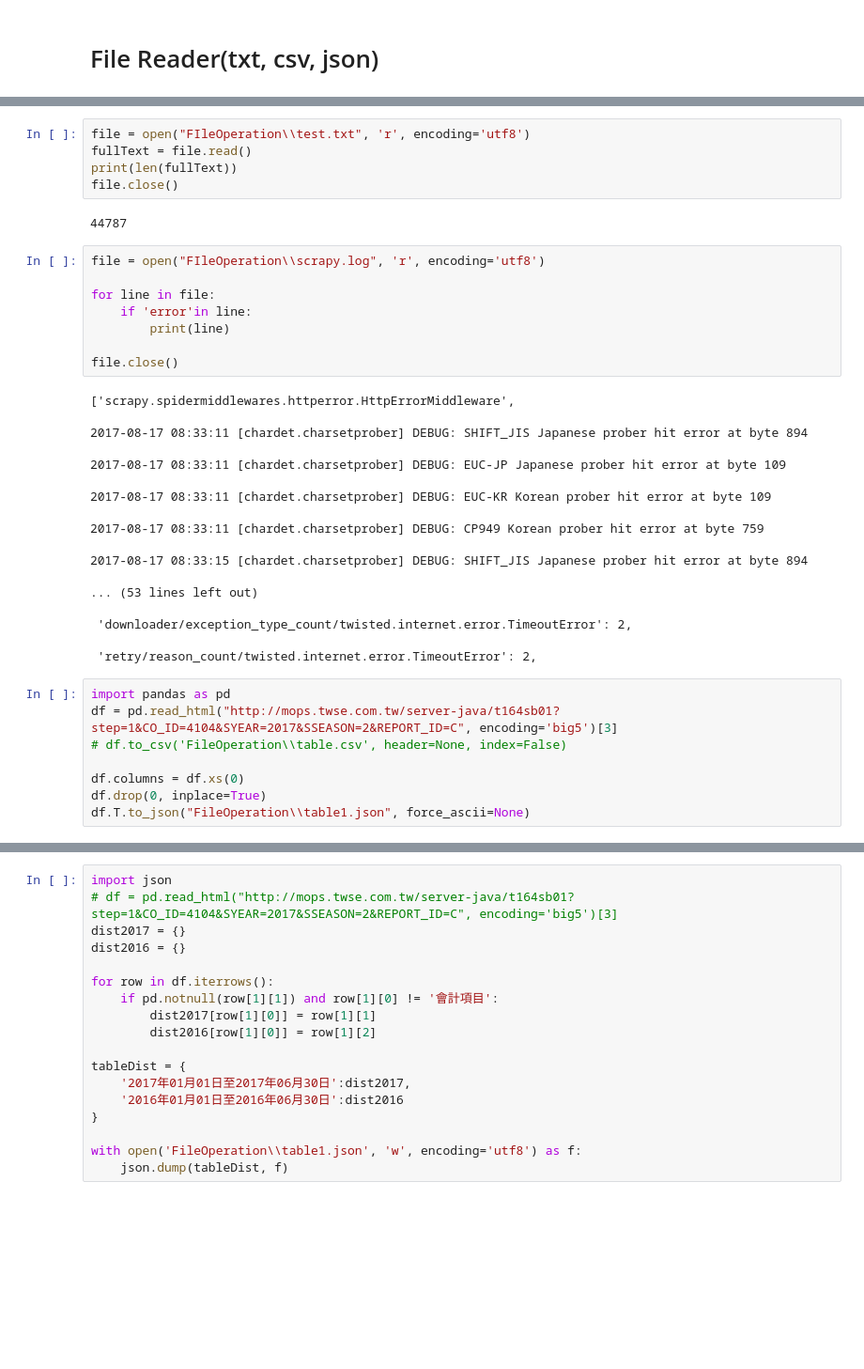
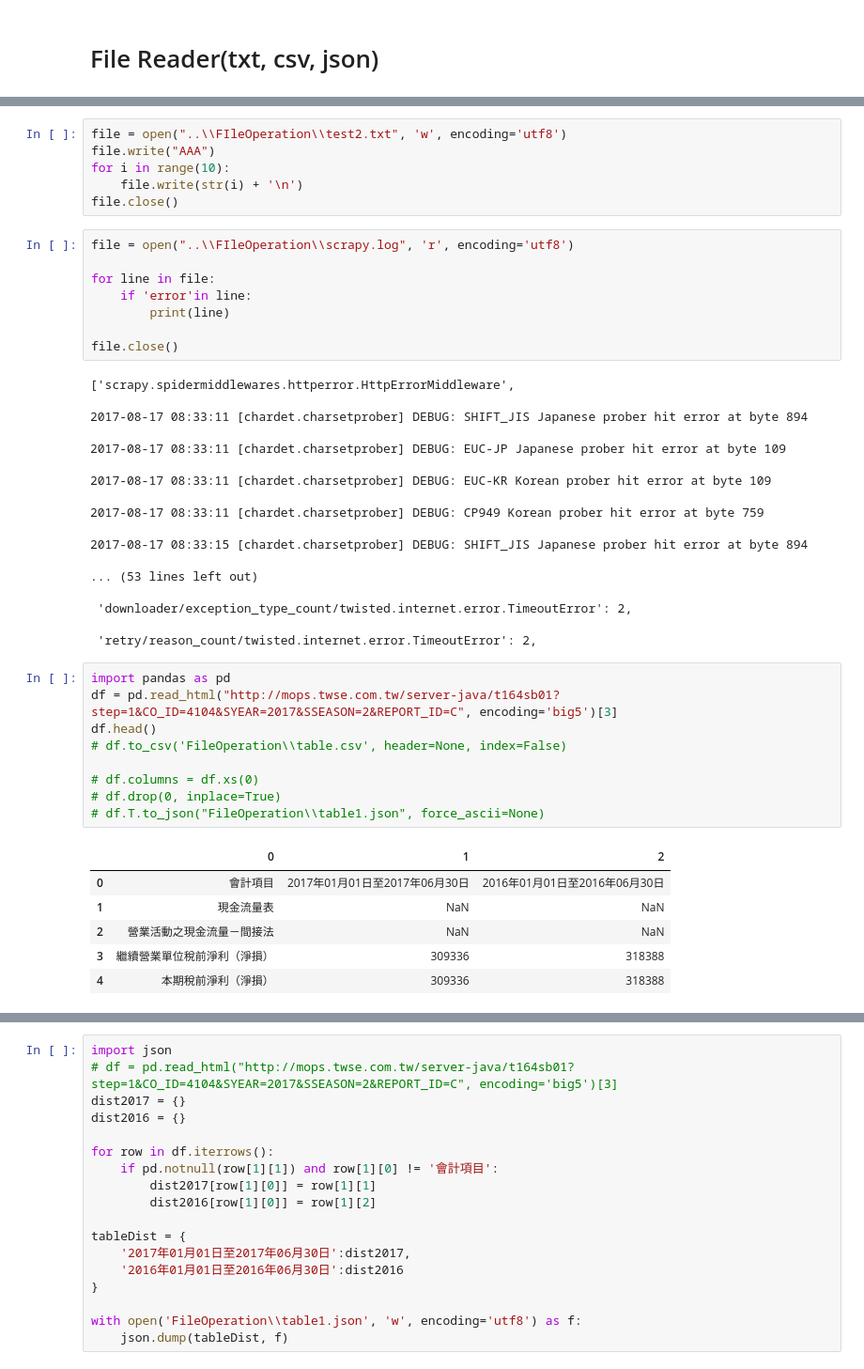
Before and after one commit to GoatWang/pythonTutorial, a Jupyter notebook: ipynb/classNote/python_2.ipynb, the cells around one changed output, grey strips where cells are left out. Shown: that part at 94% size. Drawn from its saved outputs; the diff is of its cells as text; blank space fills up the shorter version.

```diff
--- a/ipynb/classNote/python_2.ipynb
+++ b/ipynb/classNote/python_2.ipynb
@@ -520,41 +605,48 @@ file.close()
+# %%
+file = open("..\\FIleOperation\\test2.txt", 'w', encoding='utf8')
+file.write("AAA")
+for i in range(10):
+    file.write(str(i) + '\n')
+file.close()
 # %%
-file = open("FIleOperation\\test.txt", 'r', encoding='utf8')
-fullText = file.read()
-print(len(fullText))
+file = open("..\\FIleOperation\\scrapy.log", 'r', encoding='utf8')
+
+for line in file:
+    if 'error'in line:
+        print(line)
+
 file.close()
 # %% [output]
-44787
+['scrapy.spidermiddlewares.httperror.HttpErrorMiddleware',
+
+2017-08-17 08:33:11 [chardet.charsetprober] DEBUG: SHIFT_JIS Japanese prober hit error at byte 894
+
+2017-08-17 08:33:11 [chardet.charsetprober] DEBUG: EUC-JP Japanese prober hit error at byte 109
+
+2017-08-17 08:33:11 [chardet.charsetprober] DEBUG: EUC-KR Korean prober hit error at byte 109
+
+2017-08-17 08:33:11 [chardet.charsetprober] DEBUG: CP949 Korean prober hit error at byte 759
+
+2017-08-17 08:33:15 [chardet.charsetprober] DEBUG: SHIFT_JIS Japanese prober hit error at byte 894
+
+... (53 lines left out)
+
+ 'downloader/exception_type_count/twisted.internet.error.TimeoutError': 2,
+
+ 'retry/reason_count/twisted.internet.error.TimeoutError': 2,
-# %%
-file = open("FIleOperation\\scrapy.log", 'r', encoding='utf8')
-
-for line in file:
-    if 'error'in line:
-        print(line)
-
-file.close()
-# %% [output]
-['scrapy.spidermiddlewares.httperror.HttpErrorMiddleware',
-
-2017-08-17 08:33:11 [chardet.charsetprober] DEBUG: SHIFT_JIS Japanese prober hit error at byte 894
-
-2017-08-17 08:33:11 [chardet.charsetprober] DEBUG: EUC-JP Japanese prober hit error at byte 109
-
-2017-08-17 08:33:11 [chardet.charsetprober] DEBUG: EUC-KR Korean prober hit error at byte 109
-
-2017-08-17 08:33:11 [chardet.charsetprober] DEBUG: CP949 Korean prober hit error at byte 759
-
-2017-08-17 08:33:15 [chardet.charsetprober] DEBUG: SHIFT_JIS Japanese prober hit error at byte 894
-
-... (53 lines left out)
-
- 'downloader/exception_type_count/twisted.internet.error.TimeoutError': 2,
-
- 'retry/reason_count/twisted.internet.error.TimeoutError': 2,
 # %%
 import pandas as pd
 df = pd.read_html("http://mops.twse.com.tw/server-java/t164sb01?step=1&CO_ID=4104&SYEAR=2017&SSEASON=2&REPORT_ID=C", encoding='big5')[3]
+df.head()
 # df.to_csv('FileOperation\\table.csv', header=None, index=False)
 
-df.columns = df.xs(0)
-df.drop(0, inplace=True)
-df.T.to_json("FileOperation\\table1.json", force_ascii=None)
+# df.columns = df.xs(0)
+# df.drop(0, inplace=True)
+# df.T.to_json("FileOperation\\table1.json", force_ascii=None)
+# %% [output]
+|  | 0 | 1 | 2 |
+| 0 | 會計項目 | 2017年01月01日至2017年06月30日 | 2016年01月01日至2016年06月30日 |
+| 1 | 現金流量表 | NaN | NaN |
+| 2 | 營業活動之現金流量－間接法 | NaN | NaN |
+| 3 | 繼續營業單位稅前淨利（淨損） | 309336 | 318388 |
+| 4 | 本期稅前淨利（淨損） | 309336 | 318388 |
```
Also changed, not shown: parts of 13 cells of this notebook, 4 other files.
